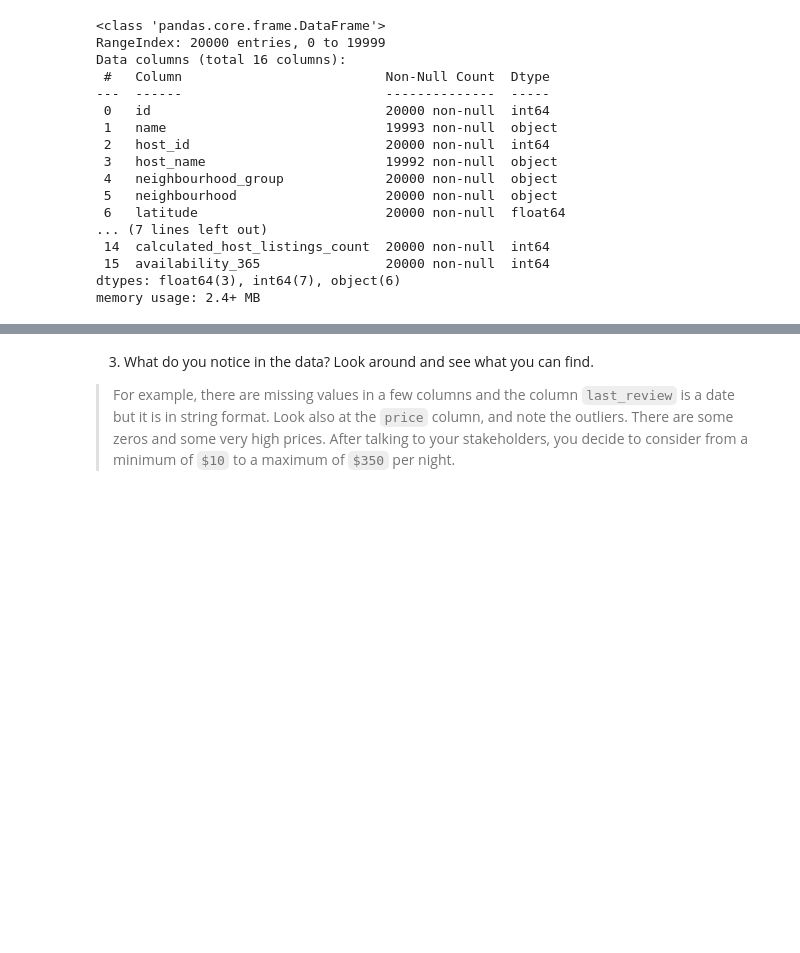
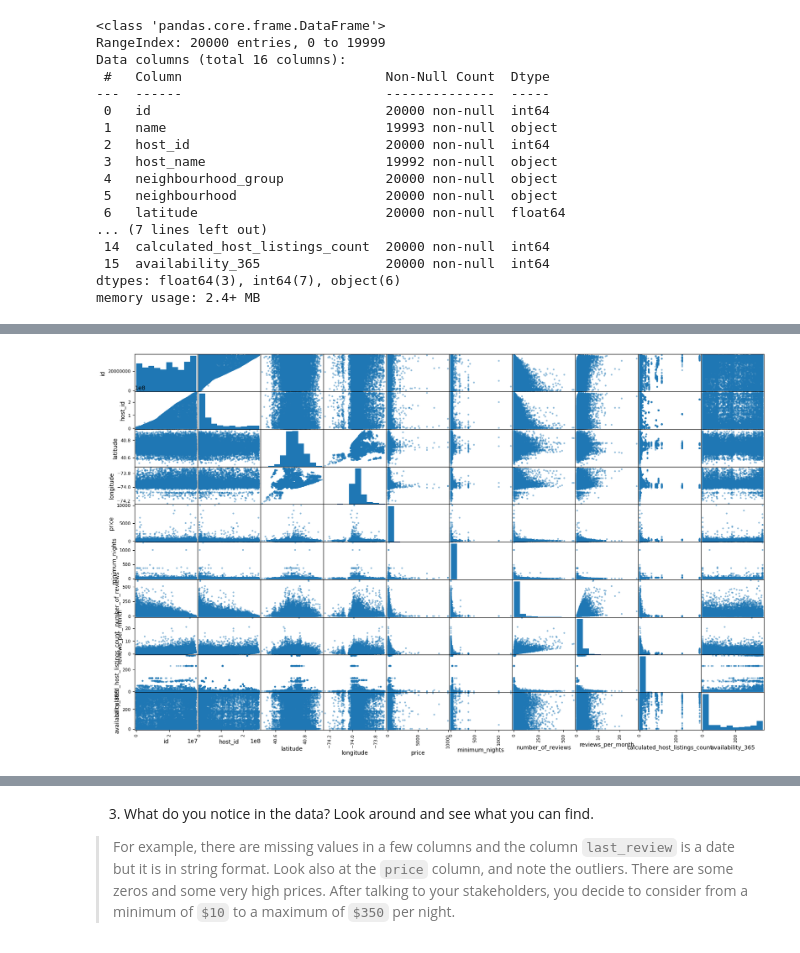
Before and after one commit to hgreger/Project-Build-an-ML-Pipeline-Starter, a Jupyter notebook: src/eda/eda.ipynb, the cells around one changed output, grey strips where cells are left out. Saved outputs shown, nothing was run; the diff lists cells and outputs as text; code cells hidden in the pictures; blank space fills up the shorter version.

```diff
--- a/src/eda/eda.ipynb
+++ b/src/eda/eda.ipynb
@@ -89,4 +84,6 @@ df.head()
 import matplotlib.pyplot as plt
 %matplotlib inline
 # %%
-pd.plotting.scatter_matrix(df, figsize=20, 12));
+pd.plotting.scatter_matrix(df, figsize=(20, 12));
+# %% [output]
+[figure, added]
```
Also changed, not shown: parts of 5 cells of this notebook.
